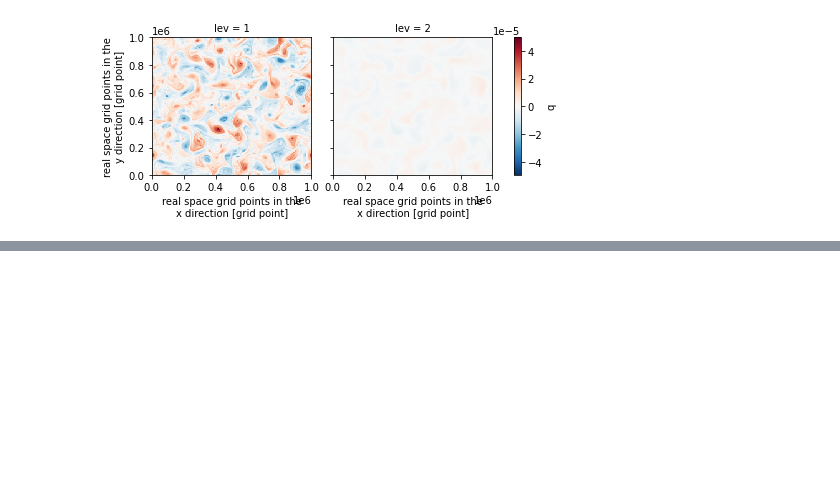
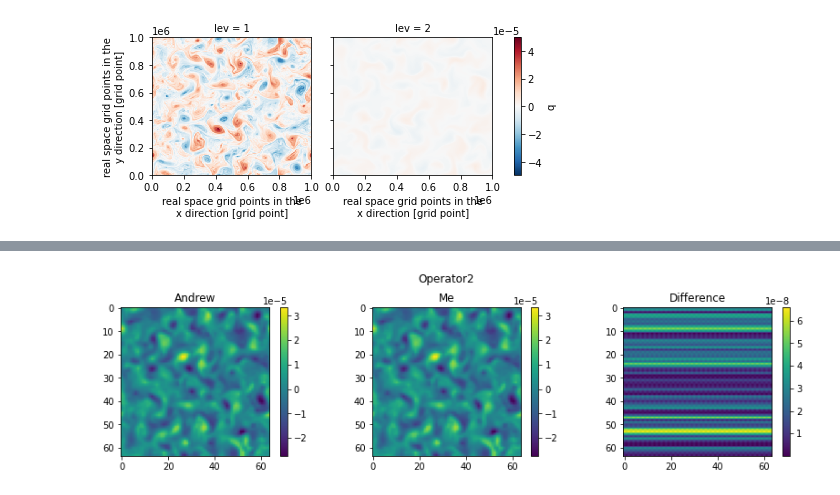
Before and after one commit to m2lines/pyqg_generative, a Jupyter notebook: notebooks/operators.ipynb, the cells around one changed output, grey strips where cells are left out. Cells and saved outputs as stored; diff of their text form; code cells hidden in the pictures; blank space fills up the shorter version.

```diff
--- a/notebooks/operators.ipynb
+++ b/notebooks/operators.ipynb
@@ -107,0 +146,4 @@ op.model_filter(ds.q.isel(run=0,time=-1), 2).plot(col='lev')
+# %%
+plot_operators(ppb.Operator2, op.Operator2)
+# %% [output]
+[figure, added]
```
Also changed, not shown: parts of 14 cells of this notebook, 1 other file.
